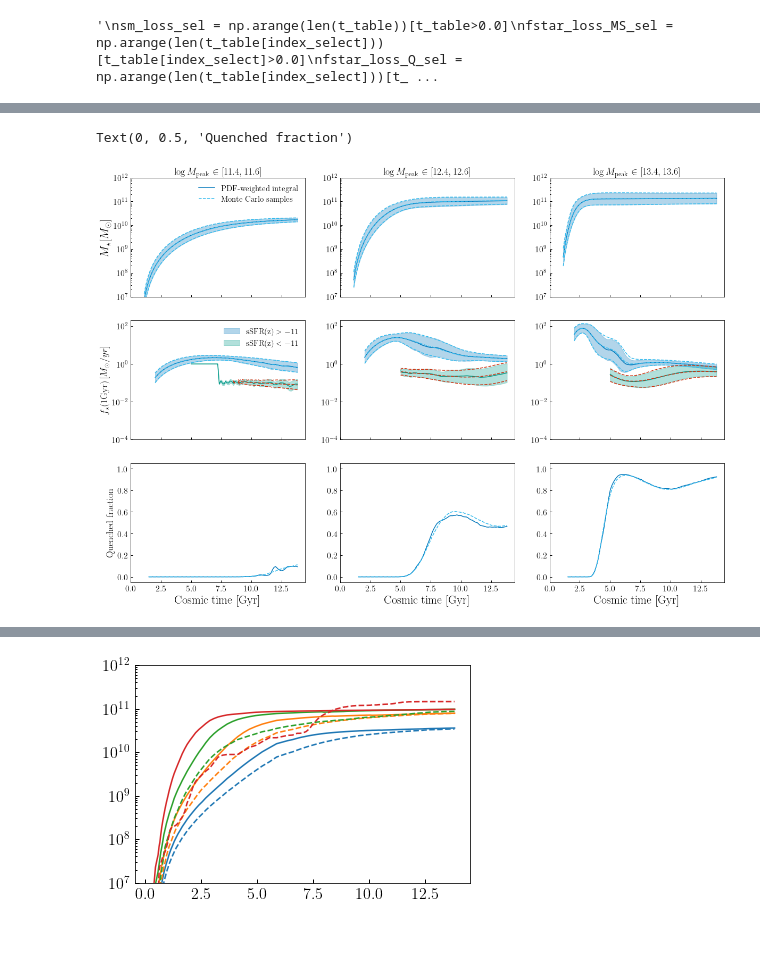
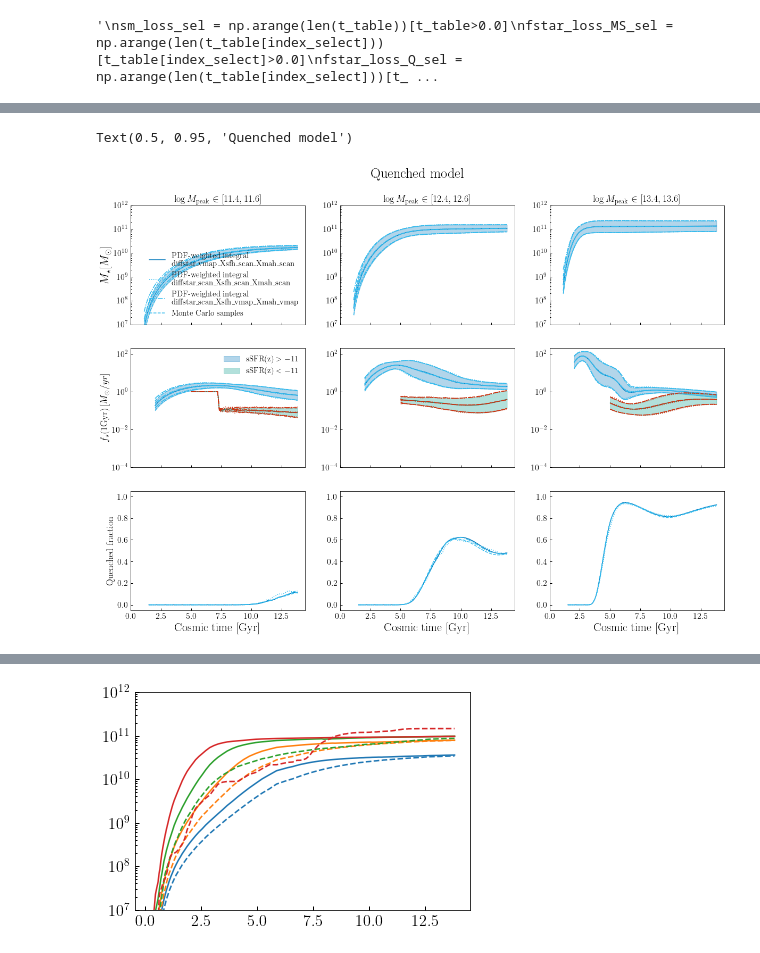
Before and after one commit to ArgonneCPAC/diffstarpop, a Jupyter notebook: notebooks/test_pdf_model.ipynb, the cells around one changed output, grey strips where cells are left out. Saved outputs shown, nothing was run; the diff lists cells and outputs as text; code cells hidden in the pictures.

Commit message:
Adding model with p50 correlations, and new integration using lhc layout following a gaussian distribution

```diff
--- a/notebooks/test_pdf_model.ipynb
+++ b/notebooks/test_pdf_model.ipynb
@@ -600,16 +732,0 @@ _target_res_MS = _get_default_pdf_SFH_prediction_mainseq(
-# %%
-mstar_MC.shape
-
-for b in range(4):
-    fig, ax = plt.subplots(1,2, figsize=(10,4))
-    for i in range(10):
-
-
-        ax[0].plot(t_table, mstar_MC[b,i])
-        ax[1].plot(t_table, sfr_MC[b,i])
-
-    ax[0].set_yscale('log')
-    ax[1].set_yscale('log')
-    ax[0].set_xlim(1.0,None)
-    ax[1].set_xlim(1.0,None)
-    plt.show()
@@ -644,7 +943,7 @@ fig, ax = plt.subplots(3,NM0, figsize=(20,14), sharex=True, sharey=False)
 
 for i in range(NM0):
     #"""
-    ax[0,i].plot(t_table[sm_loss_sel], 10**_target_res_Q[0][i][sm_loss_sel], color=colors[0], label='PDF-weighted integral')
+    ax[0,i].plot(t_table[sm_loss_sel], 10**_target_res_Q[0][i][sm_loss_sel], color=colors[0], label='PDF-weighted integral\n'+'diffstar\_vmap\_Xsfh\_scan\_Xmah\_scan')
     ax[0,i].fill_between(t_table[sm_loss_sel],
                        10**(_target_res_Q[0][i]-np.sqrt(_target_res_Q[1][i]))[sm_loss_sel],
                        10**(_target_res_Q[0][i]+np.sqrt(_target_res_Q[1][i]))[sm_loss_sel],
@@ -671,6 +970,40 @@ for i in range(NM0):
 
     ax[2,i].plot(t_table[index_select], _target_res_Q[6][i], color=colors[0])
 
+
+
+    ax[0,i].plot(t_table[sm_loss_sel], 10**_target_res_Q_scan[0][i][sm_loss_sel], ls=":", color=colors[1], label='PDF-weighted integral\n'+'diffstar\_scan\_Xsfh\_scan\_Xmah\_scan')
+    ax[0,i].plot(t_table[sm_loss_sel], 10**(_target_res_Q_scan[0][i]-np.sqrt(_target_res_Q_scan[1][i]))[sm_loss_sel], ls=":", color=colors[1],)
+    ax[0,i].plot(t_table[sm_loss_sel], 10**(_target_res_Q_scan[0][i]+np.sqrt(_target_res_Q_scan[1][i]))[sm_loss_sel], ls=":", color=colors[1],)
+
+
+
+    ax[1,i].plot(t_table[index_select][fstar_loss_MS_sel], 10**_target_res_Q_scan[2][i][fstar_loss_MS_sel], ls=":", color=colors[1])
+    ax[1,i].plot(t_table[index_select][fstar_loss_MS_sel], 10**(_target_res_Q_scan[2][i]-np.sqrt(_target_res_Q_scan[4][i]))[fstar_loss_MS_sel], ls=":", color=colors[1],)
+    ax[1,i].plot(t_table[index_select][fstar_loss_MS_sel], 10**(_target_res_Q_scan[2][i]+np.sqrt(_target_res_Q_scan[4][i]))[fstar_loss_MS_sel], ls=":", color=colors[1],)
+
+    ax[1,i].plot(t_table[index_select][fstar_loss_Q_sel], 10**_target_res_Q_scan[3][i][fstar_loss_Q_sel], ls=":", color=colors[4])
+    ax[1,i].plot(t_table[index_select][fstar_loss_Q_sel], 10**(_target_res_Q_scan[3][i]-np.sqrt(_target_res_Q_scan[5][i]))[fstar_loss_Q_sel], ls=":", color=colors[4],)
+    ax[1,i].plot(t_table[index_select][fstar_loss_Q_sel], 10**(_target_res_Q_scan[3][i]+np.sqrt(_target_res_Q_scan[5][i]))[fstar_loss_Q_sel], ls=":", color=colors[4],)
+
+    ax[2,i].plot(t_table[index_select], _target_res_Q_scan[6][i], ls=":", color=colors[1])
+
+    ax[0,i].plot(t_table[sm_loss_sel], 10**_target_res_Q_scan_vmap[0][i][sm_loss_sel], ls="-.", color=colors[1], label='PDF-weighted integral\n'+'diffstar\_scan\_Xsfh\_vmap\_Xmah\_vmap')
+    ax[0,i].plot(t_table[sm_loss_sel], 10**(_target_res_Q_scan_vmap[0][i]-np.sqrt(_target_res_Q_scan_vmap[1][i]))[sm_loss_sel], ls="-.", color=colors[1],)
+    ax[0,i].plot(t_table[sm_loss_sel], 10**(_target_res_Q_scan_vmap[0][i]+np.sqrt(_target_res_Q_scan_vmap[1][i]))[sm_loss_sel], ls="-.", color=colors[1],)
+
+
+
+    ax[1,i].plot(t_table[index_select][fstar_loss_MS_sel], 10**_target_res_Q_scan_vmap[2][i][fstar_loss_MS_sel], ls="-.", color=colors[1])
+    ax[1,i].plot(t_table[index_select][fstar_loss_MS_sel], 10**(_target_res_Q_scan_vmap[2][i]-np.sqrt(_target_res_Q_scan_vmap[4][i]))[fstar_loss_MS_sel], ls="-.", color=colors[1],)
+    ax[1,i].plot(t_table[index_select][fstar_loss_MS_sel], 10**(_target_res_Q_scan_vmap[2][i]+np.sqrt(_target_res_Q_scan_vmap[4][i]))[fstar_loss_MS_sel], ls="-.", color=colors[1],)
+
+    ax[1,i].plot(t_table[index_select][fstar_loss_Q_sel], 10**_target_res_Q_scan_vmap[3][i][fstar_loss_Q_sel], ls="-.", color=colors[4])
+    ax[1,i].plot(t_table[index_select][fstar_loss_Q_sel], 10**(_target_res_Q_scan_vmap[3][i]-np.sqrt(_target_res_Q_scan_vmap[5][i]))[fstar_loss_Q_sel], ls="-.", color=colors[4],)
+    ax[1,i].plot(t_table[index_select][fstar_loss_Q_sel], 10**(_target_res_Q_scan_vmap[3][i]+np.sqrt(_target_res_Q_scan_vmap[5][i]))[fstar_loss_Q_sel], ls="-.", color=colors[4],)
+
+    ax[2,i].plot(t_table[index_select], _target_res_Q_scan_vmap[6][i], ls="-.", color=colors[1])
+
     #"""
     ax[0,i].plot(t_table[sm_loss_sel], 10**_MC_res_Q[0][i][sm_loss_sel], ls="--", color=colors[1], label='Monte Carlo samples')
     ax[0,i].plot(t_table[sm_loss_sel], 10**(_MC_res_Q[0][i]-np.sqrt(_MC_res_Q[1][i]))[sm_loss_sel], ls="--", color=colors[1],)
@@ -680,33 +1013,35 @@ for i in range(NM0):
 
     ax[1,i].plot(t_table[index_select][fstar_loss_MS_sel], 10**_MC_res_Q[2][i][fstar_loss_MS_sel], ls="--", color=colors[1])
     ax[1,i].plot(t_table[index_select][fstar_loss_MS_sel], 10**(_MC_res_Q[2][i]-np.sqrt(_MC_res_Q[4][i]))[fstar_loss_MS_sel], ls="--", color=colors[1],)
     ax[1,i].plot(t_table[index_select][fstar_loss_MS_sel], 10**(_MC_res_Q[2][i]+np.sqrt(_MC_res_Q[4][i]))[fstar_loss_MS_sel], ls="--", color=colors[1],)
 
     ax[1,i].plot(t_table[index_select][fstar_loss_Q_sel], 10**_MC_res_Q[3][i][fstar_loss_Q_sel], ls="--", color=colors[4])
     ax[1,i].plot(t_table[index_select][fstar_loss_Q_sel], 10**(_MC_res_Q[3][i]-np.sqrt(_MC_res_Q[5][i]))[fstar_loss_Q_sel], ls="--", color=colors[4],)
     ax[1,i].plot(t_table[index_select][fstar_loss_Q_sel], 10**(_MC_res_Q[3][i]+np.sqrt(_MC_res_Q[5][i]))[fstar_loss_Q_sel], ls="--", color=colors[4],)
 
     ax[2,i].plot(t_table[index_select], _MC_res_Q[6][i], ls="--", color=colors[1])
+
 
 
     #ax[0,i].plot(SMDPL_t, 10**mstar_data_Q[i], ls="-.", color='k', lw = 2, label='Data')
 
 
     ax[0,i].set_yscale('log')
     ax[1,i].set_yscale('log')
     ax[0,i].set_ylim(1e7, 1e12)
     ax[1,i].set_ylim(1e-4, 2e2)
     ax[2,i].set_ylim(-0.05,1.05)
     ax[2,i].set_xlabel('Cosmic time [Gyr]', fontsize=fontsize)
     ax[0,i].set_title(r'$\log M_{\rm peak}\in[%.1f, %.1f]$'%(logm0_binmids[i]-logm0_bin_widths[i], logm0_binmids[i]+logm0_bin_widths[i]))
 
 ax[0,0].legend()
 ax[1,0].legend()
 ax[0,0].set_xticks(np.arange(0,13,2.5))
 ax[0,0].set_ylabel('$M_\star [M_{\odot}]$', fontsize=fontsize)
 ax[1,0].set_ylabel('$f_\star(1\mathrm{Gyr}) \,[M_{\odot}/yr]$')
 ax[2,0].set_ylabel('Quenched fraction')
-#fig.savefig('test_mc_integration_target_from_model_fstar_validation_wrt_MonteCarlo.png', bbox_inches='tight', dpi=300)
+fig.suptitle("Quenched model", y=0.95)
+#fig.savefig('mc_vs_pdfweight_sumstats_Q.png', bbox_inches='tight', dpi=300)
 # %% [output]
-Text(0, 0.5, 'Quenched fraction')
+Text(0.5, 0.95, 'Quenched model')
-[figure, old version]
+[figure, new version]
```
Also changed, not shown: parts of 45 cells of this notebook, 8 other files.
